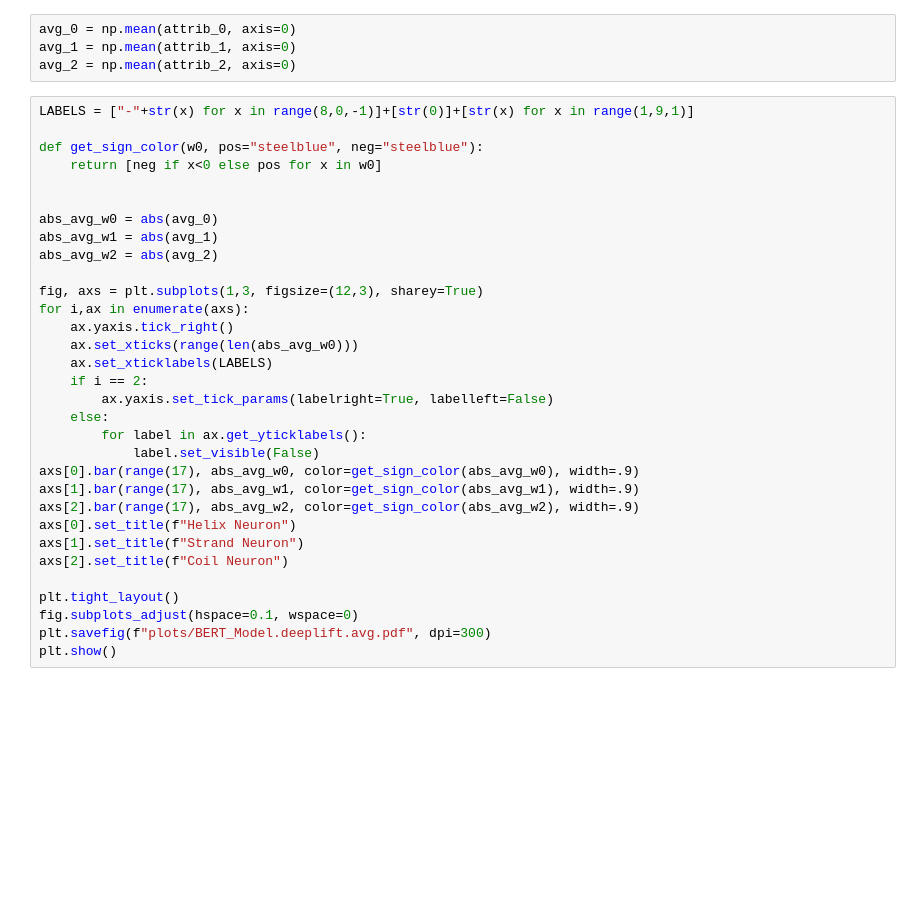
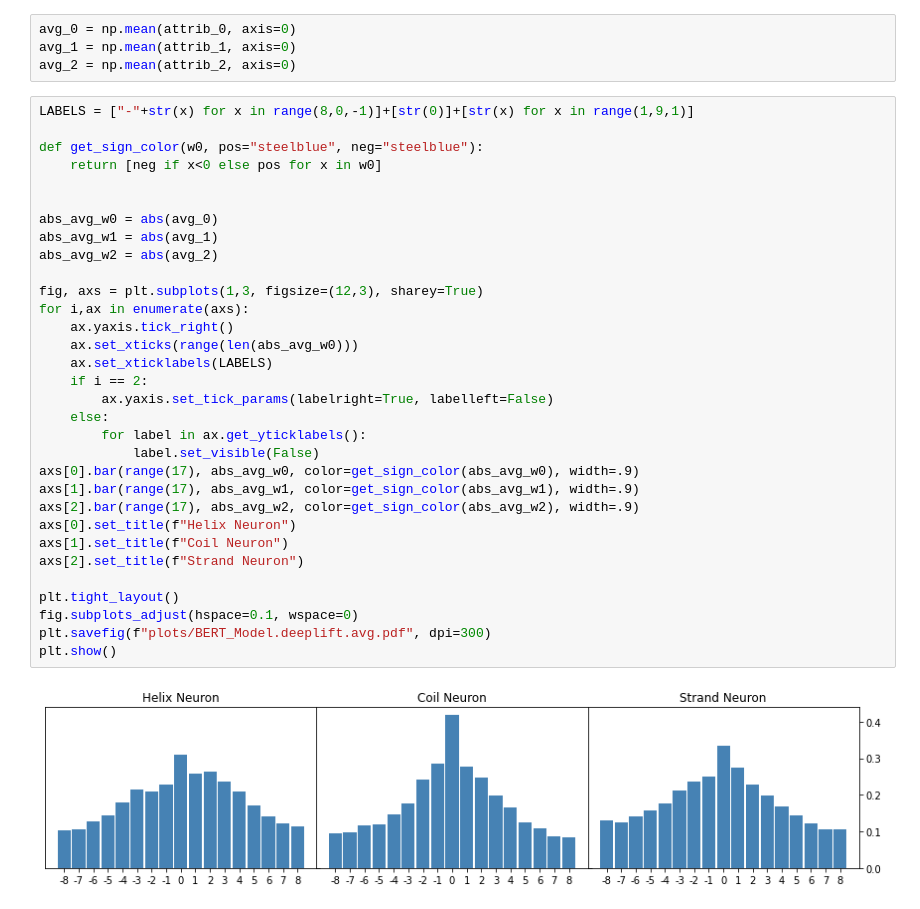
Before and after one commit to AilabUdineGit/ProteinStructure, a Jupyter notebook: plot_bert.ipynb, the cells around one changed output. Drawn from its saved outputs; the diff is of its cells as text; blank space fills up the shorter version.

```diff
--- a/plot_bert.ipynb
+++ b/plot_bert.ipynb
@@ -453,32 +453,34 @@ avg_2 = np.mean(attrib_2, axis=0)
 # %%
 LABELS = ["-"+str(x) for x in range(8,0,-1)]+[str(0)]+[str(x) for x in range(1,9,1)]
 
 def get_sign_color(w0, pos="steelblue", neg="steelblue"):
     return [neg if x<0 else pos for x in w0]
 
 
 abs_avg_w0 = abs(avg_0)
 abs_avg_w1 = abs(avg_1)
 abs_avg_w2 = abs(avg_2)
 
 fig, axs = plt.subplots(1,3, figsize=(12,3), sharey=True)
 for i,ax in enumerate(axs):
     ax.yaxis.tick_right()
     ax.set_xticks(range(len(abs_avg_w0)))
     ax.set_xticklabels(LABELS)
     if i == 2:
         ax.yaxis.set_tick_params(labelright=True, labelleft=False)
     else:
         for label in ax.get_yticklabels():
             label.set_visible(False)
 axs[0].bar(range(17), abs_avg_w0, color=get_sign_color(abs_avg_w0), width=.9)
 axs[1].bar(range(17), abs_avg_w1, color=get_sign_color(abs_avg_w1), width=.9)
 axs[2].bar(range(17), abs_avg_w2, color=get_sign_color(abs_avg_w2), width=.9)
 axs[0].set_title(f"Helix Neuron")
-axs[1].set_title(f"Strand Neuron")
-axs[2].set_title(f"Coil Neuron")
+axs[1].set_title(f"Coil Neuron")
+axs[2].set_title(f"Strand Neuron")
 
 plt.tight_layout()
 fig.subplots_adjust(hspace=0.1, wspace=0)
 plt.savefig(f"plots/BERT_Model.deeplift.avg.pdf", dpi=300)
 plt.show()
+# %% [output]
+[figure, added]
```
Also changed, not shown: parts of 2 cells of this notebook, 10 other files.
